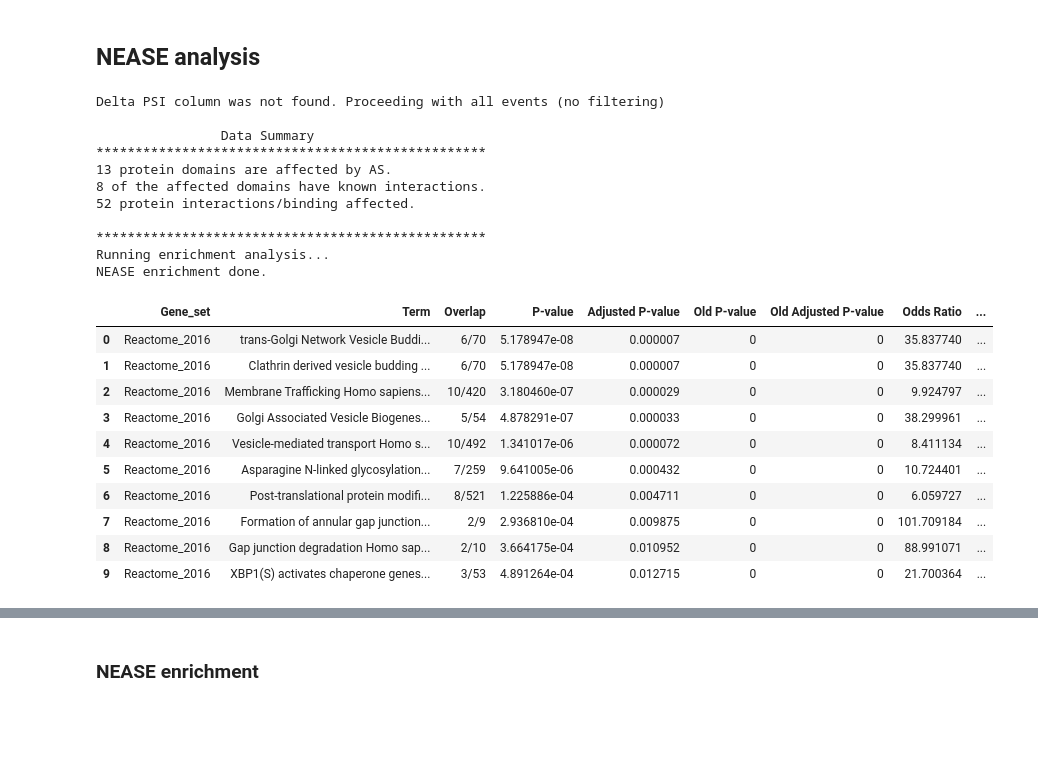
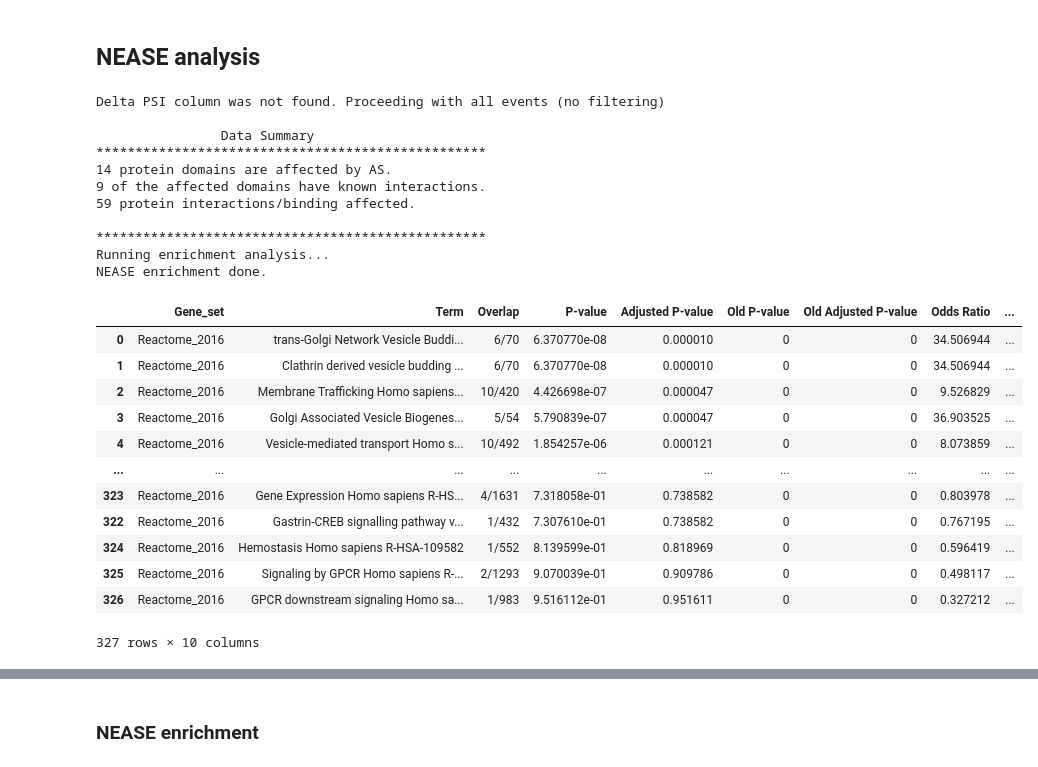
Before and after one commit to louadi/NEASE-tutorials, a Jupyter notebook: VastDB-analysis_Muscles.ipynb, the cells around one changed output, grey strips where cells are left out. Cells and saved outputs as stored; diff of their text form; code cells hidden in the pictures; blank space fills up the shorter version.

```diff
--- a/VastDB-analysis_Muscles.ipynb
+++ b/VastDB-analysis_Muscles.ipynb
@@ -49,7 +49,7 @@ tissue['Muscles']=['Heart_c' ,'Heart_a' ,'Heart_b','Muscle_b','Muscle_e']
 #tissue['Embryonic']=['Embr_Forebrain_St13_14']
 
 #Neural
-tissue['Neural']=['Whole_Brain_b','Cortex']
+tissue['Neural']=['Whole_Brain_b','Cortex','Retina_peripheral']
 
 
 #Placental
@@ -219,9 +219,9 @@ Delta PSI column was not found. Proceeding with all events (no filtering)
 
                 Data Summary
 **************************************************
-13 protein domains are affected by AS.
-8 of the affected domains have known interactions.
-52 protein interactions/binding affected.
+14 protein domains are affected by AS.
+9 of the affected domains have known interactions.
+59 protein interactions/binding affected.
 
 **************************************************
 Running enrichment analysis...
@@ -229,16 +229,18 @@ NEASE enrichment done.
 # %%
 # Run on Reactome gene set
 enr=events.classic_enrich(gseapy_databases=['Reactome_2016'])
-enr.head(10)
+enr
 # %% [output]
 |  | Gene_set | Term | Overlap | P-value | Adjusted P-value | Old P-value | Old Adjusted P-value | Odds Ratio | ... |
-| 0 | Reactome_2016 | trans-Golgi Network Vesicle Buddi... | 6/70 | 5.178947e-08 | 0.000007 | 0 | 0 | 35.837740 | ... |
-| 1 | Reactome_2016 | Clathrin derived vesicle budding ... | 6/70 | 5.178947e-08 | 0.000007 | 0 | 0 | 35.837740 | ... |
-| 2 | Reactome_2016 | Membrane Trafficking Homo sapiens... | 10/420 | 3.180460e-07 | 0.000029 | 0 | 0 | 9.924797 | ... |
-| 3 | Reactome_2016 | Golgi Associated Vesicle Biogenes... | 5/54 | 4.878291e-07 | 0.000033 | 0 | 0 | 38.299961 | ... |
-| 4 | Reactome_2016 | Vesicle-mediated transport Homo s... | 10/492 | 1.341017e-06 | 0.000072 | 0 | 0 | 8.411134 | ... |
-| 5 | Reactome_2016 | Asparagine N-linked glycosylation... | 7/259 | 9.641005e-06 | 0.000432 | 0 | 0 | 10.724401 | ... |
-| 6 | Reactome_2016 | Post-translational protein modifi... | 8/521 | 1.225886e-04 | 0.004711 | 0 | 0 | 6.059727 | ... |
-| 7 | Reactome_2016 | Formation of annular gap junction... | 2/9 | 2.936810e-04 | 0.009875 | 0 | 0 | 101.709184 | ... |
-| 8 | Reactome_2016 | Gap junction degradation Homo sap... | 2/10 | 3.664175e-04 | 0.010952 | 0 | 0 | 88.991071 | ... |
-| 9 | Reactome_2016 | XBP1(S) activates chaperone genes... | 3/53 | 4.891264e-04 | 0.012715 | 0 | 0 | 21.700364 | ... |
+| 0 | Reactome_2016 | trans-Golgi Network Vesicle Buddi... | 6/70 | 6.370770e-08 | 0.000010 | 0 | 0 | 34.506944 | ... |
+| 1 | Reactome_2016 | Clathrin derived vesicle budding ... | 6/70 | 6.370770e-08 | 0.000010 | 0 | 0 | 34.506944 | ... |
+| 2 | Reactome_2016 | Membrane Trafficking Homo sapiens... | 10/420 | 4.426698e-07 | 0.000047 | 0 | 0 | 9.526829 | ... |
+| 3 | Reactome_2016 | Golgi Associated Vesicle Biogenes... | 5/54 | 5.790839e-07 | 0.000047 | 0 | 0 | 36.903525 | ... |
+| 4 | Reactome_2016 | Vesicle-mediated transport Homo s... | 10/492 | 1.854257e-06 | 0.000121 | 0 | 0 | 8.073859 | ... |
+| ... | ... | ... | ... | ... | ... | ... | ... | ... | ... |
+| 323 | Reactome_2016 | Gene Expression Homo sapiens R-HS... | 4/1631 | 7.318058e-01 | 0.738582 | 0 | 0 | 0.803978 | ... |
+| 322 | Reactome_2016 | Gastrin-CREB signalling pathway v... | 1/432 | 7.307610e-01 | 0.738582 | 0 | 0 | 0.767195 | ... |
+| 324 | Reactome_2016 | Hemostasis Homo sapiens R-HSA-109582 | 1/552 | 8.139599e-01 | 0.818969 | 0 | 0 | 0.596419 | ... |
+| 325 | Reactome_2016 | Signaling by GPCR Homo sapiens R-... | 2/1293 | 9.070039e-01 | 0.909786 | 0 | 0 | 0.498117 | ... |
+| 326 | Reactome_2016 | GPCR downstream signaling Homo sa... | 1/983 | 9.516112e-01 | 0.951611 | 0 | 0 | 0.327212 | ... |
+327 rows × 10 columns
```
Also changed, not shown: parts of 19 cells of this notebook, 17 other files.
